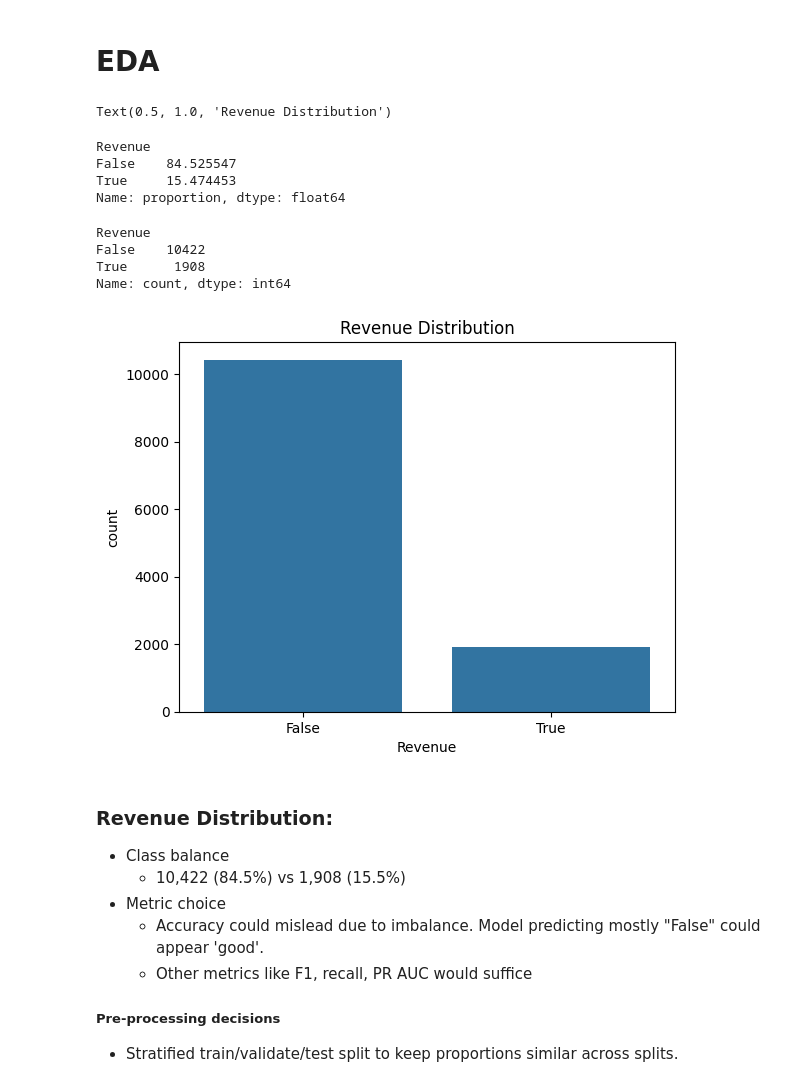
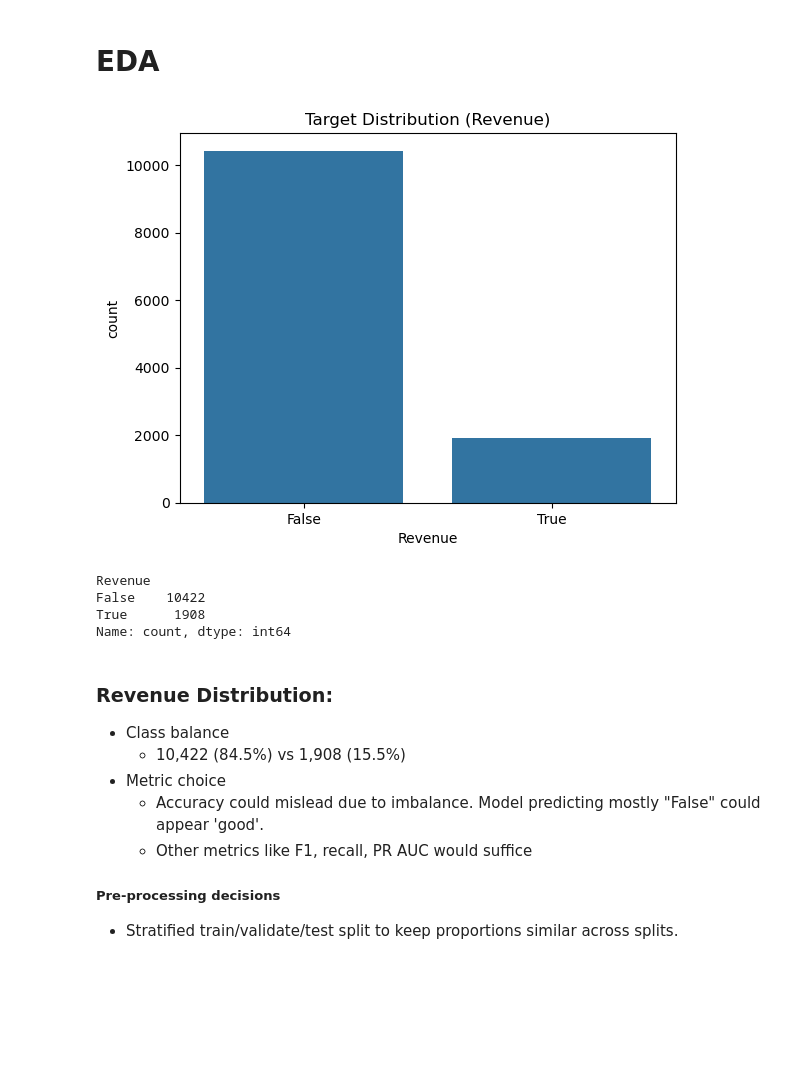
Before and after one commit to Lqvy/Project-Decisions, a Jupyter notebook: Online_Purchase_/online_shoppers_intention.ipynb, the cells around one changed output. Cells and saved outputs as stored; diff of their text form; code cells hidden in the pictures; blank space fills up the shorter version.

```diff
--- a/Online_Purchase_/online_shoppers_intention.ipynb
+++ b/Online_Purchase_/online_shoppers_intention.ipynb
@@ -52,24 +49,19 @@ Index(['Administrative', 'Administrative_Duration', 'Informational',
 # %% [markdown]
 # EDA
 # %%
-# Target balance
-sns.countplot(x="Revenue", data=df)
-display(plt.title("Revenue Distribution"))
-display(df['Revenue'].value_counts(normalize=True) * 100)
+# Target Distribution
+sns.countplot(x='Revenue', data=raw_df)
+plt.title("Target Distribution (Revenue)")
+plt.show()
 
 # raw count
-df["Revenue"].value_counts()
+raw_df["Revenue"].value_counts()
 # %% [output]
+[figure, new version]
-Text(0.5, 1.0, 'Revenue Distribution')
+Revenue
+False    10422
+True      1908
+Name: count, dtype: int64
-Revenue
-False    84.525547
-True     15.474453
-Name: proportion, dtype: float64
-Revenue
-False    10422
-True      1908
-Name: count, dtype: int64
-[figure, old version]
 # %% [markdown]
 ### Revenue Distribution:
 - Class balance
```
Also changed, not shown: parts of 9 cells of this notebook, 8 other files.
